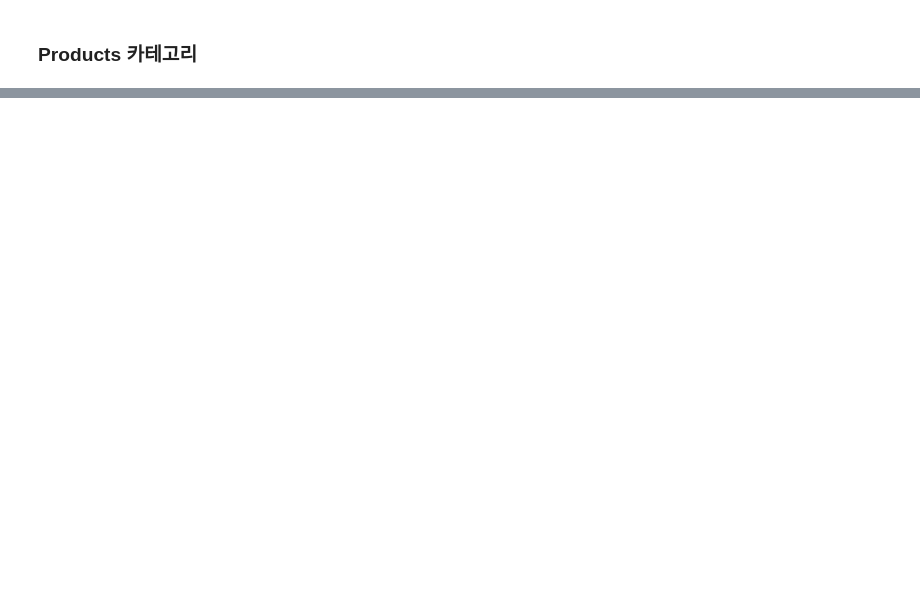
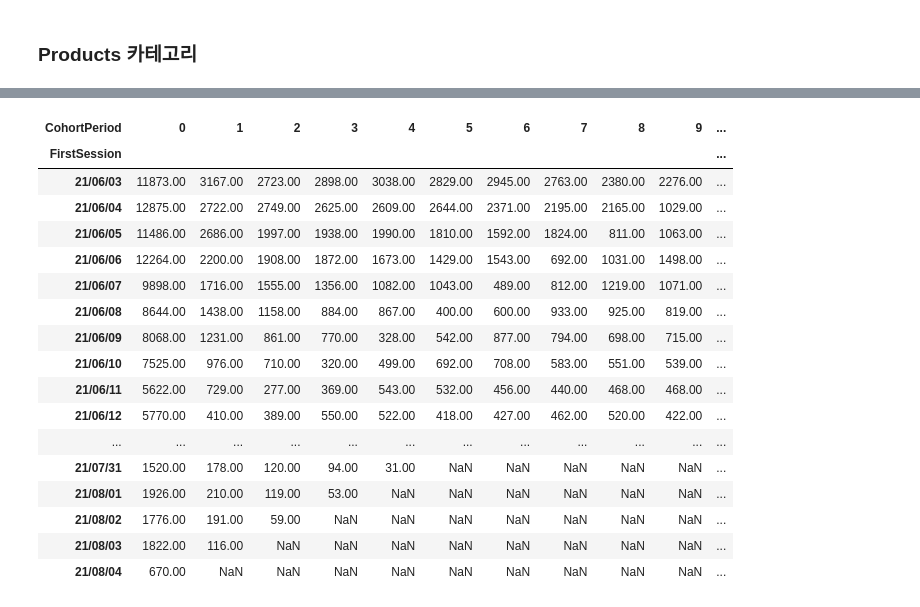
Before and after one commit to gr2edy/FastCampus_FinalProject_29cm, a Jupyter notebook: FC_FinalProject.ipynb, the cells around one changed output, grey strips where cells are left out. Drawn from its saved outputs; the diff is of its cells as text; code cells hidden in the pictures; blank space fills up the shorter version.

```diff
--- a/FC_FinalProject.ipynb
+++ b/FC_FinalProject.ipynb
@@ -396,0 +310,3 @@ df.groupby('category1_name')
+# %%
+each_period=CH1['FirstSession'].value_counts().sort_index()
+each_period
@@ -396,0 +331,9 @@ df.groupby('category1_name')
+# %%
+cohortperiod=[]
+
+for x in each_period:
+    for y in range(x):
+        cohortperiod.append(y)
+# %%
+CH1['CohortPeriod']=cohortperiod
+CH1.head(20)
@@ -396,0 +358,3 @@ df.groupby('category1_name')
+# %%
+CH1.set_index(['FirstSession','CohortPeriod'],inplace=True)
+CH1.head()
@@ -396,0 +369,22 @@ df.groupby('category1_name')
+# %%
+CH1=CH1['user_no'].unstack(1)
+CH1
+# %% [output]
+| CohortPeriod | 0 | 1 | 2 | 3 | 4 | 5 | 6 | 7 | 8 | 9 | ... |
+| FirstSession |  |  |  |  |  |  |  |  |  |  | ... |
+| 21/06/03 | 11873.00 | 3167.00 | 2723.00 | 2898.00 | 3038.00 | 2829.00 | 2945.00 | 2763.00 | 2380.00 | 2276.00 | ... |
+| 21/06/04 | 12875.00 | 2722.00 | 2749.00 | 2625.00 | 2609.00 | 2644.00 | 2371.00 | 2195.00 | 2165.00 | 1029.00 | ... |
+| 21/06/05 | 11486.00 | 2686.00 | 1997.00 | 1938.00 | 1990.00 | 1810.00 | 1592.00 | 1824.00 | 811.00 | 1063.00 | ... |
+| 21/06/06 | 12264.00 | 2200.00 | 1908.00 | 1872.00 | 1673.00 | 1429.00 | 1543.00 | 692.00 | 1031.00 | 1498.00 | ... |
+| 21/06/07 | 9898.00 | 1716.00 | 1555.00 | 1356.00 | 1082.00 | 1043.00 | 489.00 | 812.00 | 1219.00 | 1071.00 | ... |
+| 21/06/08 | 8644.00 | 1438.00 | 1158.00 | 884.00 | 867.00 | 400.00 | 600.00 | 933.00 | 925.00 | 819.00 | ... |
+| 21/06/09 | 8068.00 | 1231.00 | 861.00 | 770.00 | 328.00 | 542.00 | 877.00 | 794.00 | 698.00 | 715.00 | ... |
+| 21/06/10 | 7525.00 | 976.00 | 710.00 | 320.00 | 499.00 | 692.00 | 708.00 | 583.00 | 551.00 | 539.00 | ... |
+| 21/06/11 | 5622.00 | 729.00 | 277.00 | 369.00 | 543.00 | 532.00 | 456.00 | 440.00 | 468.00 | 468.00 | ... |
+| 21/06/12 | 5770.00 | 410.00 | 389.00 | 550.00 | 522.00 | 418.00 | 427.00 | 462.00 | 520.00 | 422.00 | ... |
+| ... | ... | ... | ... | ... | ... | ... | ... | ... | ... | ... | ... |
+| 21/07/31 | 1520.00 | 178.00 | 120.00 | 94.00 | 31.00 | NaN | NaN | NaN | NaN | NaN | ... |
+| 21/08/01 | 1926.00 | 210.00 | 119.00 | 53.00 | NaN | NaN | NaN | NaN | NaN | NaN | ... |
+| 21/08/02 | 1776.00 | 191.00 | 59.00 | NaN | NaN | NaN | NaN | NaN | NaN | NaN | ... |
+| 21/08/03 | 1822.00 | 116.00 | NaN | NaN | NaN | NaN | NaN | NaN | NaN | NaN | ... |
+| 21/08/04 | 670.00 | NaN | NaN | NaN | NaN | NaN | NaN | NaN | NaN | NaN | ... |
```
Also changed, not shown: parts of 78 cells of this notebook.
